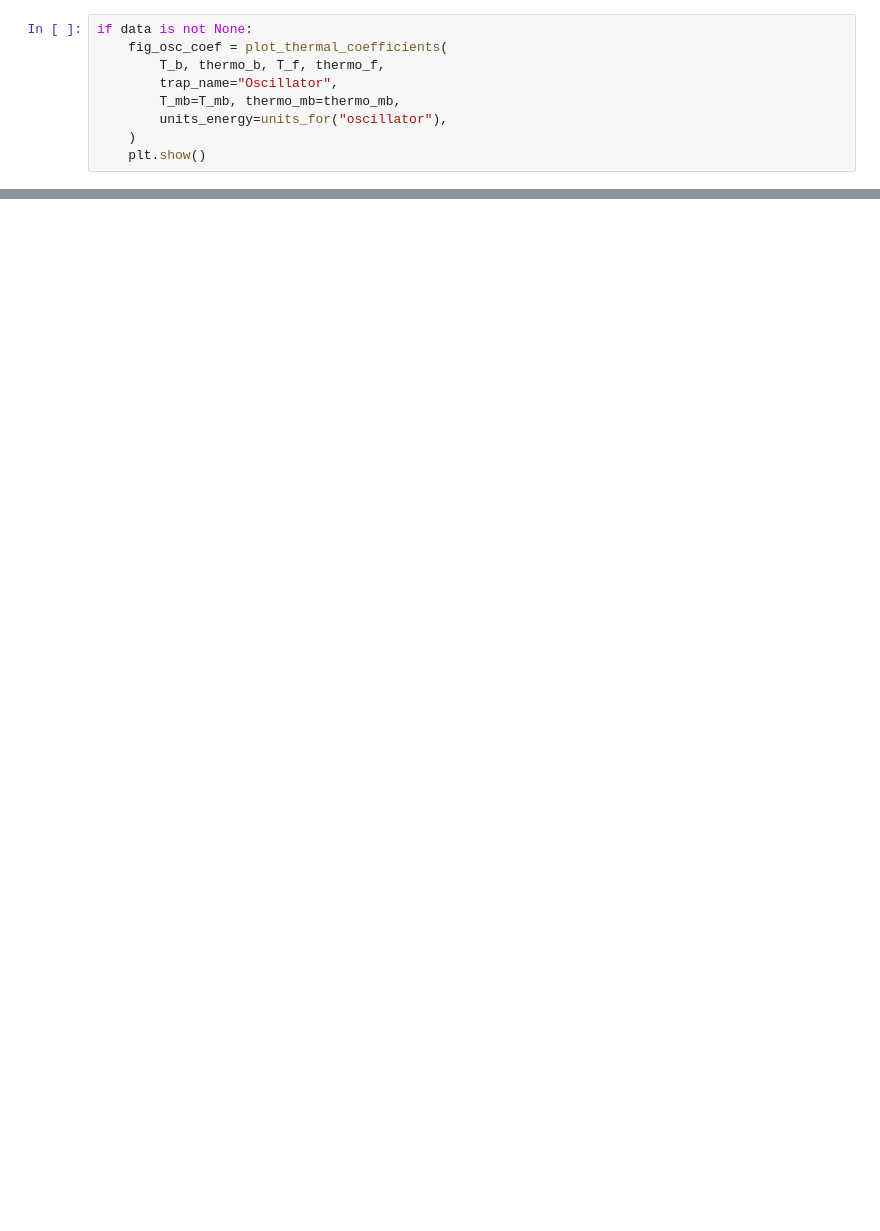
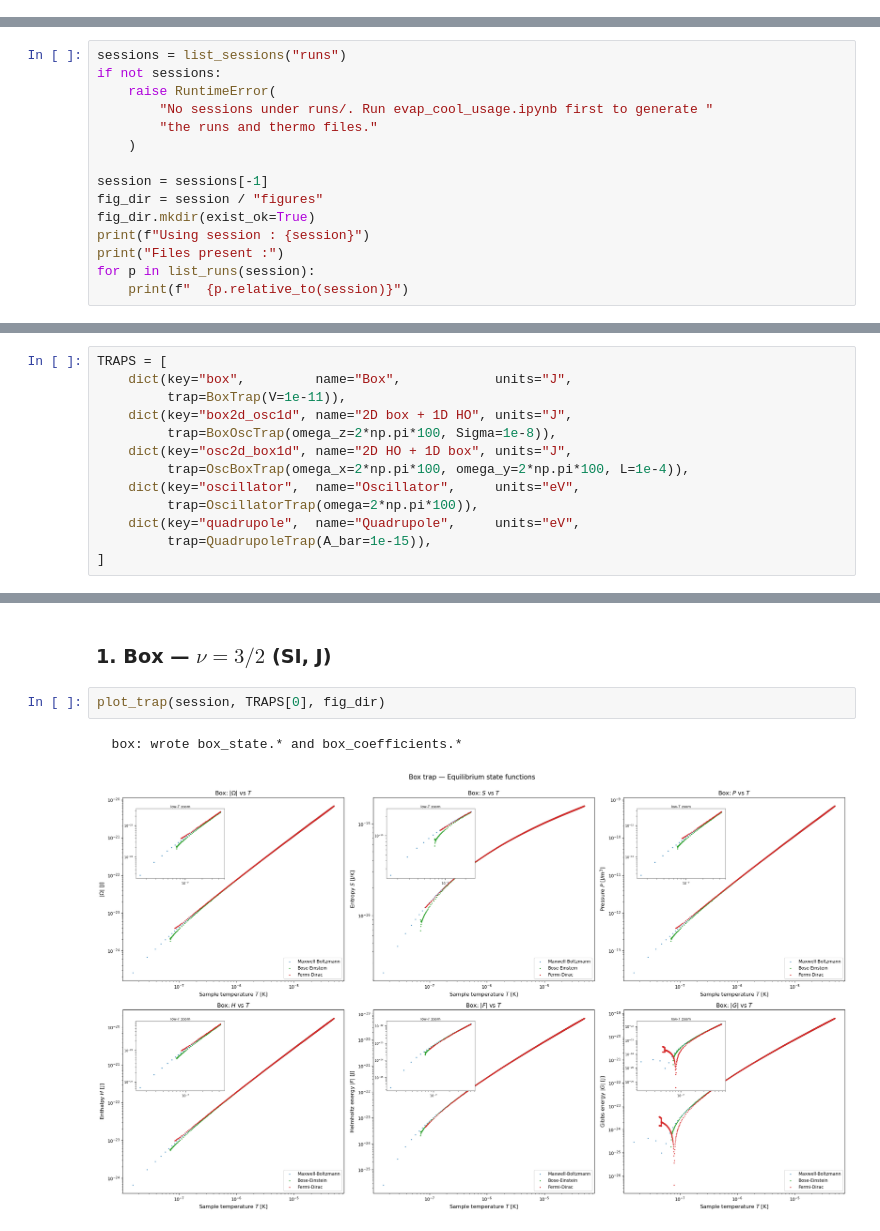
Before and after one commit to arvizu-god/evaporative_cooling, a Jupyter notebook: evap_cool_thermo_usage.ipynb, the cells around one changed output, grey strips where cells are left out. Saved outputs shown, nothing was run; the diff lists cells and outputs as text; blank space fills up the shorter version.

```diff
--- a/evap_cool_thermo_usage.ipynb
+++ b/evap_cool_thermo_usage.ipynb
@@ -274,9 +0,0 @@ if data is not None:
-# %%
-if data is not None:
-    fig_osc_coef = plot_thermal_coefficients(
-        T_b, thermo_b, T_f, thermo_f,
-        trap_name="Oscillator",
-        T_mb=T_mb, thermo_mb=thermo_mb,
-        units_energy=units_for("oscillator"),
-    )
-    plt.show()
@@ -337,0 +36,15 @@ A few things worth noting on the plots:
+# %%
+sessions = list_sessions("runs")
+if not sessions:
+    raise RuntimeError(
+        "No sessions under runs/. Run evap_cool_usage.ipynb first to generate "
+        "the runs and thermo files."
+    )
+
+session = sessions[-1]
+fig_dir = session / "figures"
+fig_dir.mkdir(exist_ok=True)
+print(f"Using session : {session}")
+print("Files present :")
+for p in list_runs(session):
+    print(f"  {p.relative_to(session)}")
@@ -337,0 +75,13 @@ A few things worth noting on the plots:
+# %%
+TRAPS = [
+    dict(key="box",         name="Box",            units="J",
+         trap=BoxTrap(V=1e-11)),
+    dict(key="box2d_osc1d", name="2D box + 1D HO", units="J",
+         trap=BoxOscTrap(omega_z=2*np.pi*100, Sigma=1e-8)),
+    dict(key="osc2d_box1d", name="2D HO + 1D box", units="J",
+         trap=OscBoxTrap(omega_x=2*np.pi*100, omega_y=2*np.pi*100, L=1e-4)),
+    dict(key="oscillator",  name="Oscillator",     units="eV",
+         trap=OscillatorTrap(omega=2*np.pi*100)),
+    dict(key="quadrupole",  name="Quadrupole",     units="eV",
+         trap=QuadrupoleTrap(A_bar=1e-15)),
+]
@@ -337,0 +147,7 @@ A few things worth noting on the plots:
+# %% [markdown]
+### 1. Box — $\nu = 3/2$ (SI, J)
+# %%
+plot_trap(session, TRAPS[0], fig_dir)
+# %% [output]
+  box: wrote box_state.* and box_coefficients.*
+[figure, added]
```
Also changed, not shown: parts of 36 cells of this notebook, 17 other files.
